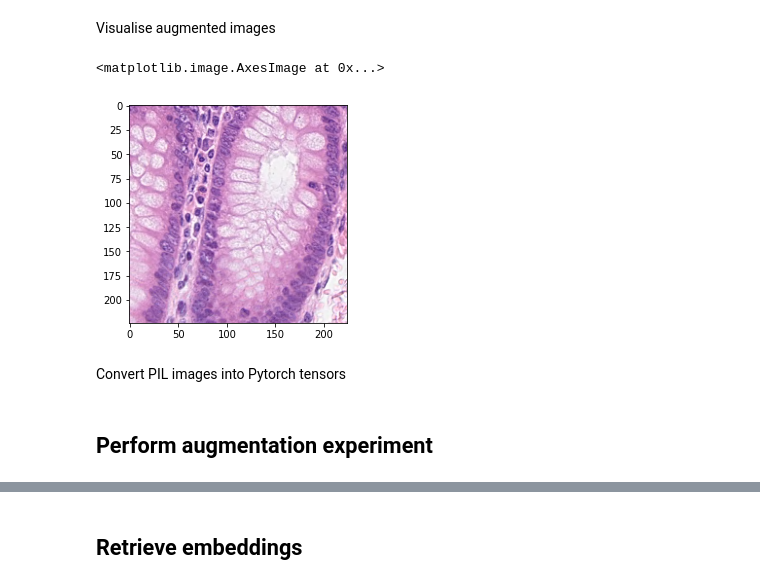
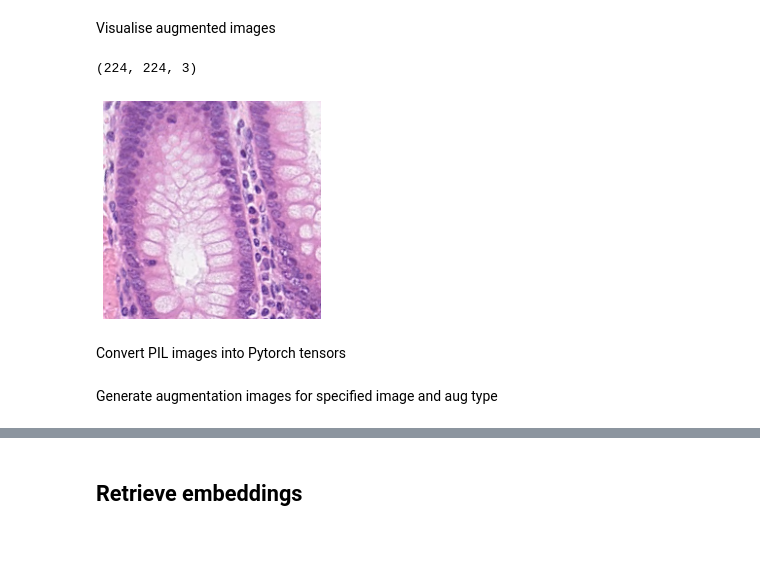
Before and after one commit to leandervaneekelen/emb-augmenter, a Jupyter notebook: experiment/experiments.ipynb, the cells around one changed output, grey strips where cells are left out. Cells and saved outputs as stored; diff of their text form; code cells hidden in the pictures; blank space fills up the shorter version.

```diff
--- a/experiment/experiments.ipynb
+++ b/experiment/experiments.ipynb
@@ -65,12 +81,14 @@ def aug_hue(image, hue):
 # %% [markdown]
 Visualise augmented images
 # %%
-transformed_image = aug_rot(image=image, angle=180)
+transformed_image = aug_rot(image=image, angle=20)
 # transformed_image = aug_hue(image=image, hue=50)
+plt.axis('off')
 plt.imshow(transformed_image)
+transformed_image.shape
 # %% [output]
-<matplotlib.image.AxesImage at 0x...>
+(224, 224, 3)
-[figure, old version]
+[figure, new version]
 # %% [markdown]
 Convert PIL images into Pytorch tensors
 # %%
@@ -87,5 +105,3 @@ def convert_to_tensor(image):
 
     image_tensor =  t(image)
     return image_tensor
-# %% [markdown]
-## Perform augmentation experiment
@@ -97 +108,3 @@ for i in range(TOTAL_IMAGES):
+# %% [markdown]
+Generate augmentation images for specified image and aug type
 # %%
```
Also changed, not shown: parts of 23 cells of this notebook, 1 other file.
